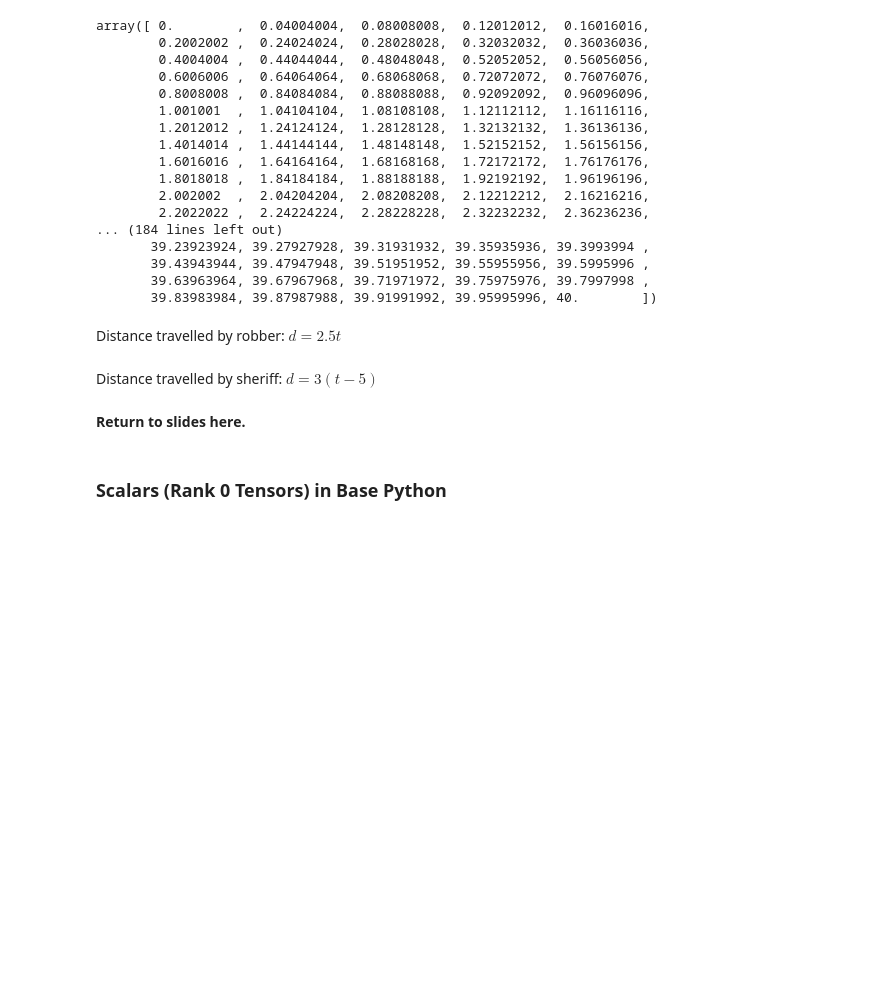
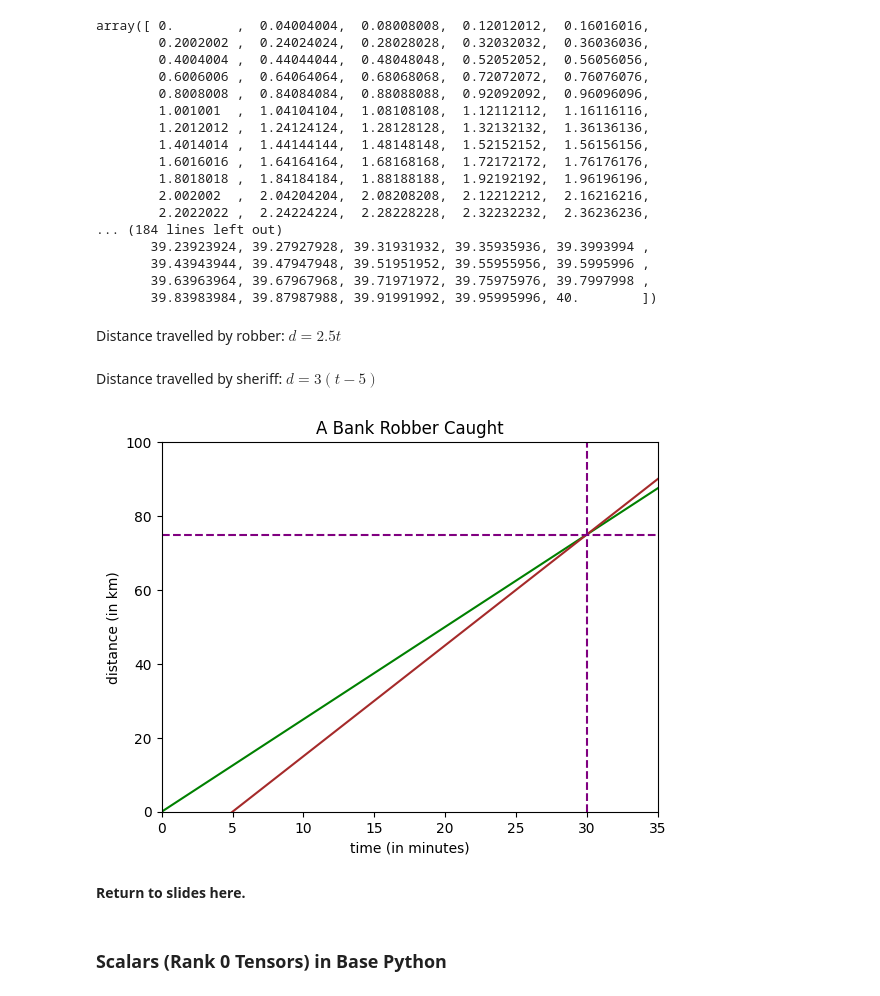
Before and after one commit to Gulpras09/Sample-Test-App, a Jupyter notebook: notebooks/1-intro-to-linear-algebra.ipynb, the cells around one changed output. Drawn from its saved outputs; the diff is of its cells as text; code cells hidden in the pictures; blank space fills up the shorter version.

```diff
--- a/notebooks/1-intro-to-linear-algebra.ipynb
+++ b/notebooks/1-intro-to-linear-algebra.ipynb
@@ -88,14 +88,16 @@ d_s = 3 * (t-5)
 # %%
 fig, ax = plt.subplots()
 plt.title('A Bank Robber Caught')
 plt.xlabel('time (in minutes)')
 plt.ylabel('distance (in km)')
-ax.set_xlim([0, 40])
+ax.set_xlim([0, 35])
 ax.set_ylim([0, 100])
 ax.plot(t, d_r, c='green')
 ax.plot(t, d_s, c='brown')
 plt.axvline(x=30, color='purple', linestyle='--')
 _ = plt.axhline(y=75, color='purple', linestyle='--')
+# %% [output]
+[figure, added]
 # %% [markdown]
 **Return to slides here.**
 # %% [markdown]
```
